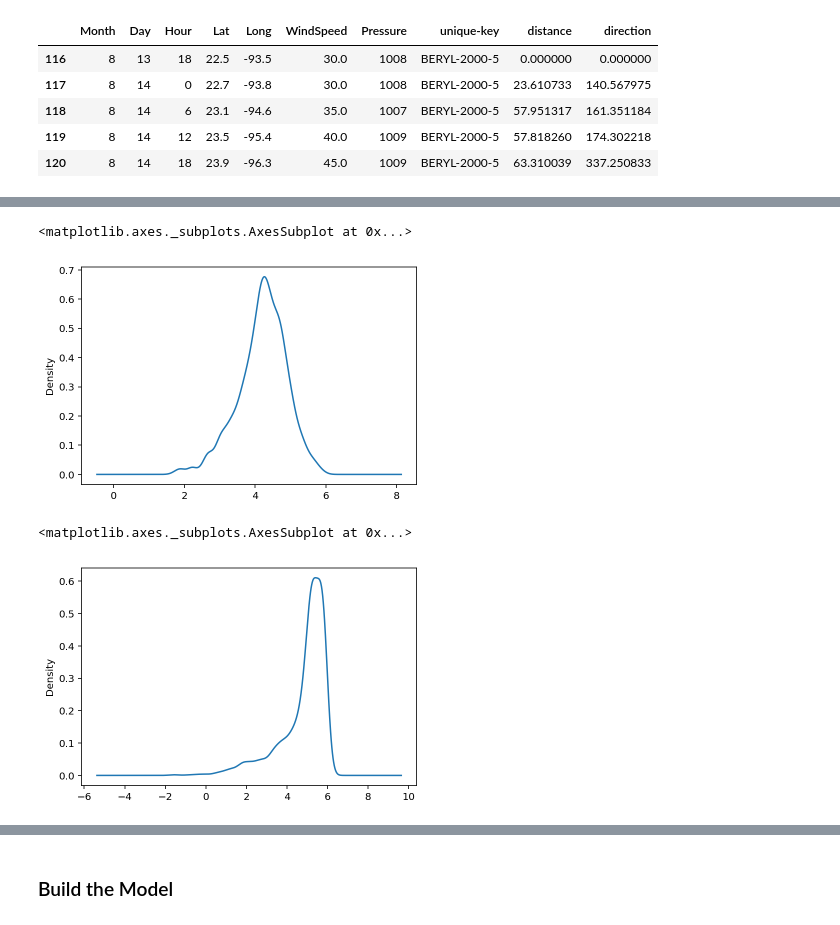
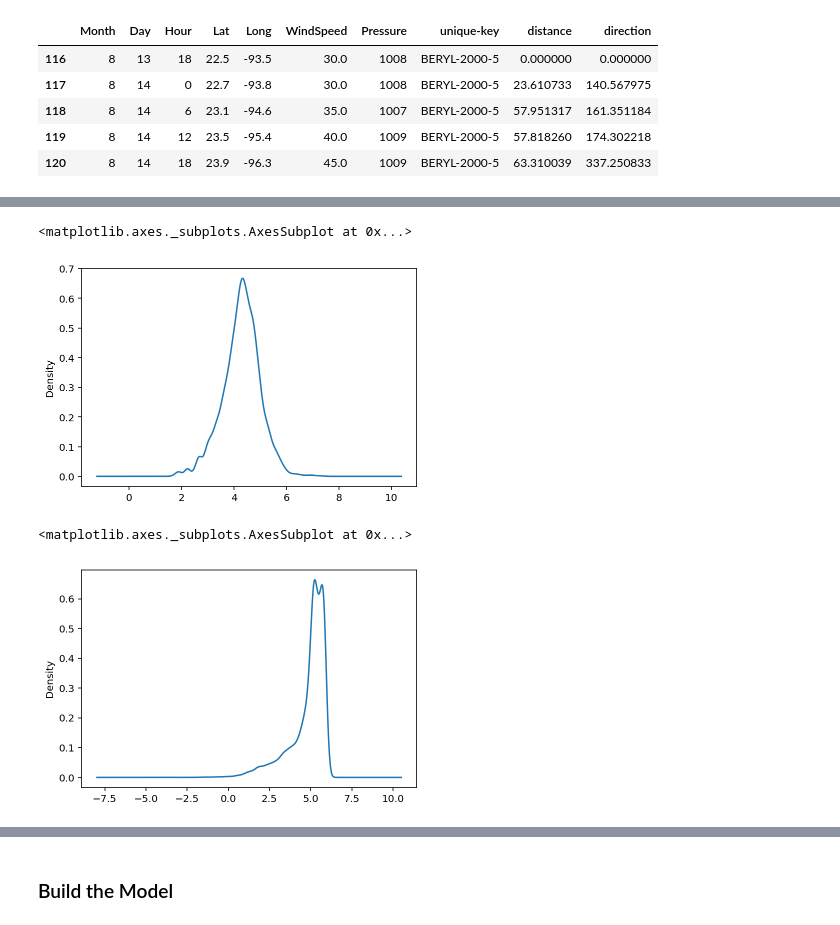
Before and after one commit to sheilaalemany/hurricane-rnn, a Jupyter notebook: hurricane-rnn.ipynb, the cells around one changed output, grey strips where cells are left out. Drawn from its saved outputs; the diff is of its cells as text; code cells hidden in the pictures.

```diff
--- a/hurricane-rnn.ipynb
+++ b/hurricane-rnn.ipynb
@@ -433,12 +405,14 @@ GORDON-2006-8 - 57.0
 # %%
+df = data
+
 # Distribution of distance traveled in a 6 hour time interval for all hurricanes
 dist = df[df['distance'] > 0]
 dist = np.log(dist['distance'])
 ser = pd.Series(dist)
 ser.plot.kde()
 # %% [output]
 <matplotlib.axes._subplots.AxesSubplot at 0x...>
-[figure, old version]
+[figure, new version]
 # %%
 # Distribution of angle traveled in a 6 hour time interval for all hurricanes
 direc = df[df['direction'] > 0]
@@ -447,4 +421,4 @@ ser = pd.Series(direc)
 ser.plot.kde()
 # %% [output]
 <matplotlib.axes._subplots.AxesSubplot at 0x...>
-[figure, old version]
+[figure, new version]
```
Also changed, not shown: parts of 36 cells of this notebook, 6 other files.
